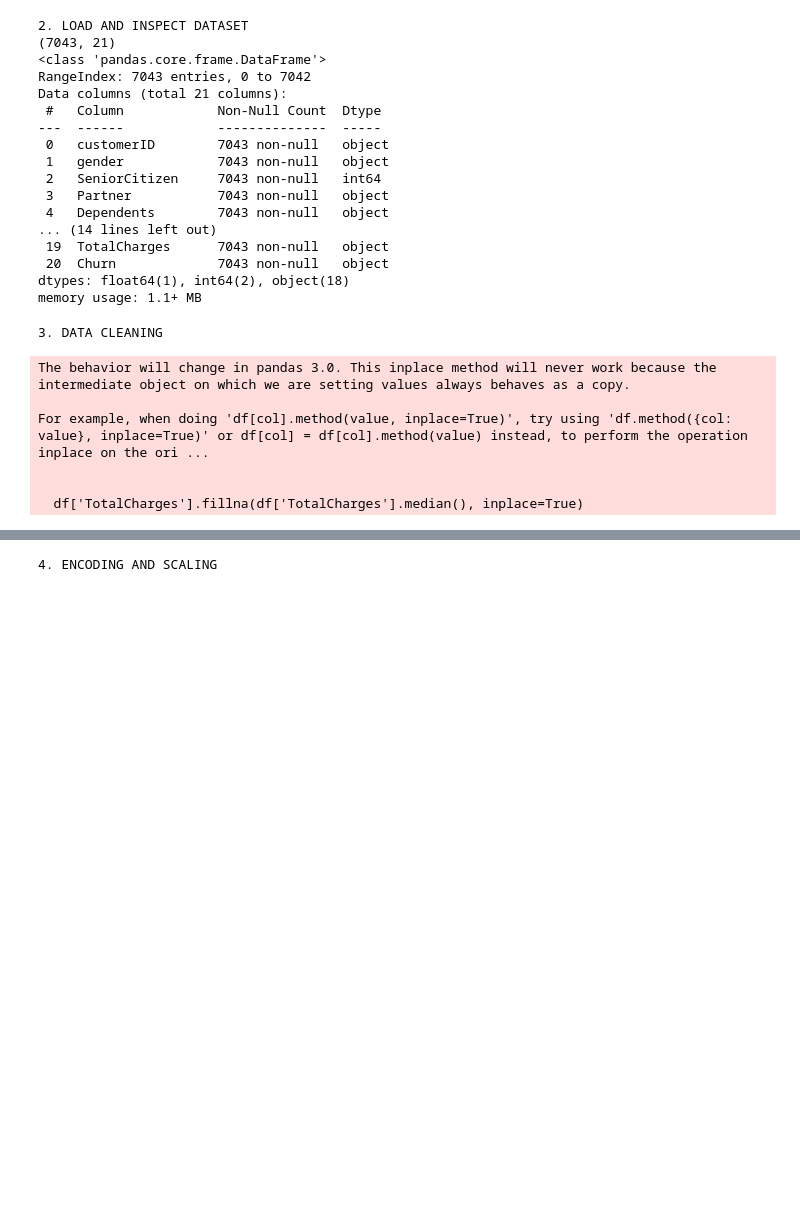
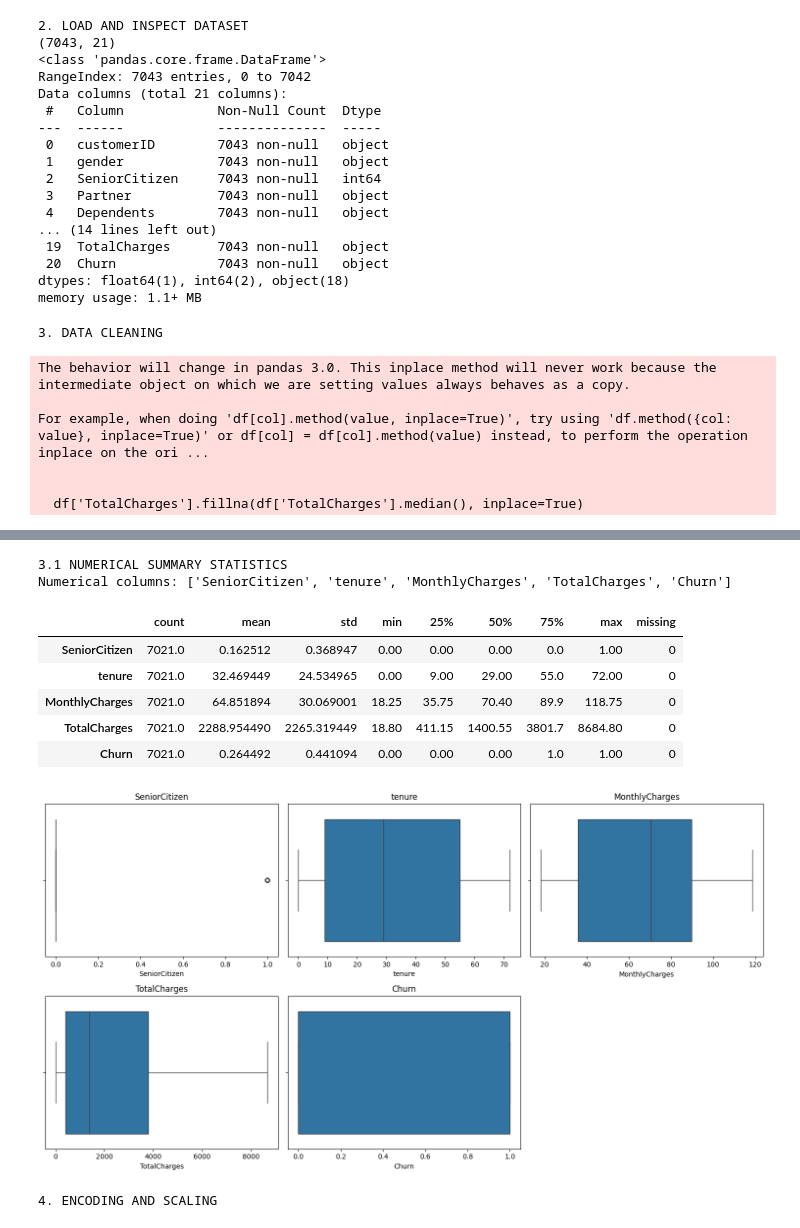
Before and after one commit to SaifullahSaz/Customer-churn-dashboard, a Jupyter notebook: model_training.ipynb, the cells around one changed output, grey strips where cells are left out. Cells and saved outputs as stored; diff of their text form; code cells hidden in the pictures; blank space fills up the shorter version.

```diff
--- a/model_training.ipynb
+++ b/model_training.ipynb
@@ -26,7 +26,7 @@ import shap
 # %%
 print("2. LOAD AND INSPECT DATASET")
 # Load dataset (replace path if needed)
-df = pd.read_csv("C:/Users/User/Desktop/UTP\FYP LETSGO/Datasets/WA_Fn-UseC_-Telco-Customer-Churn.csv")
+df = pd.read_csv("WA_Fn-UseC_-Telco-Customer-Churn.csv")
 
 # Overview
 print(df.shape)
@@ -77,3 +89,37 @@ For example, when doing 'df[col].method(value, inplace=True)', try using 'df.met
+# %%
+print("3.1 NUMERICAL SUMMARY STATISTICS")
+from IPython.display import display
+# Select numeric columns
+num_cols = df.select_dtypes(include=[np.number]).columns.tolist()
+print("Numerical columns:", num_cols)
+
+# Summary statistics with missing counts
+num_stats = df[num_cols].describe().T
+num_stats['missing'] = df[num_cols].isna().sum()
+display(num_stats)
+
+# Boxplots for each numerical column
+import math
+n = len(num_cols)
+cols = 3
+rows = math.ceil(n / cols)
+plt.figure(figsize=(cols*5, rows*4))
+for i, col in enumerate(num_cols, 1):
+    plt.subplot(rows, cols, i)
+    sns.boxplot(x=df[col])
+    plt.title(col)
+    plt.tight_layout()
+plt.show()
+# %% [output]
+3.1 NUMERICAL SUMMARY STATISTICS
+Numerical columns: ['SeniorCitizen', 'tenure', 'MonthlyCharges', 'TotalCharges', 'Churn']
+|  | count | mean | std | min | 25% | 50% | 75% | max | missing |
+| SeniorCitizen | 7021.0 | 0.162512 | 0.368947 | 0.00 | 0.00 | 0.00 | 0.0 | 1.00 | 0 |
+| tenure | 7021.0 | 32.469449 | 24.534965 | 0.00 | 9.00 | 29.00 | 55.0 | 72.00 | 0 |
+| MonthlyCharges | 7021.0 | 64.851894 | 30.069001 | 18.25 | 35.75 | 70.40 | 89.9 | 118.75 | 0 |
+| TotalCharges | 7021.0 | 2288.954490 | 2265.319449 | 18.80 | 411.15 | 1400.55 | 3801.7 | 8684.80 | 0 |
+| Churn | 7021.0 | 0.264492 | 0.441094 | 0.00 | 0.00 | 0.00 | 1.0 | 1.00 | 0 |
+[figure, added]
 # %%
 print("4. ENCODING AND SCALING")
 # Label encode categorical features
```
Also changed, not shown: parts of 7 cells of this notebook.
